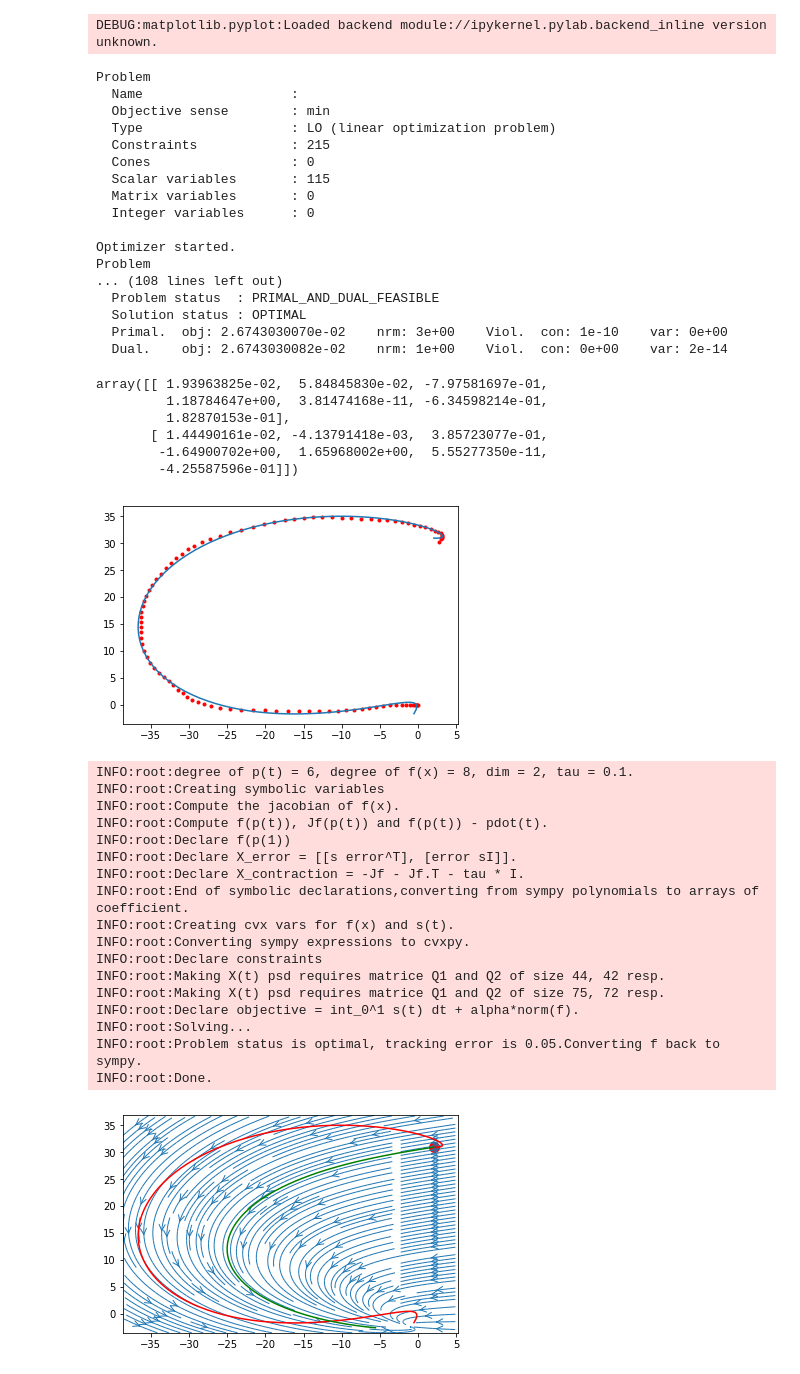
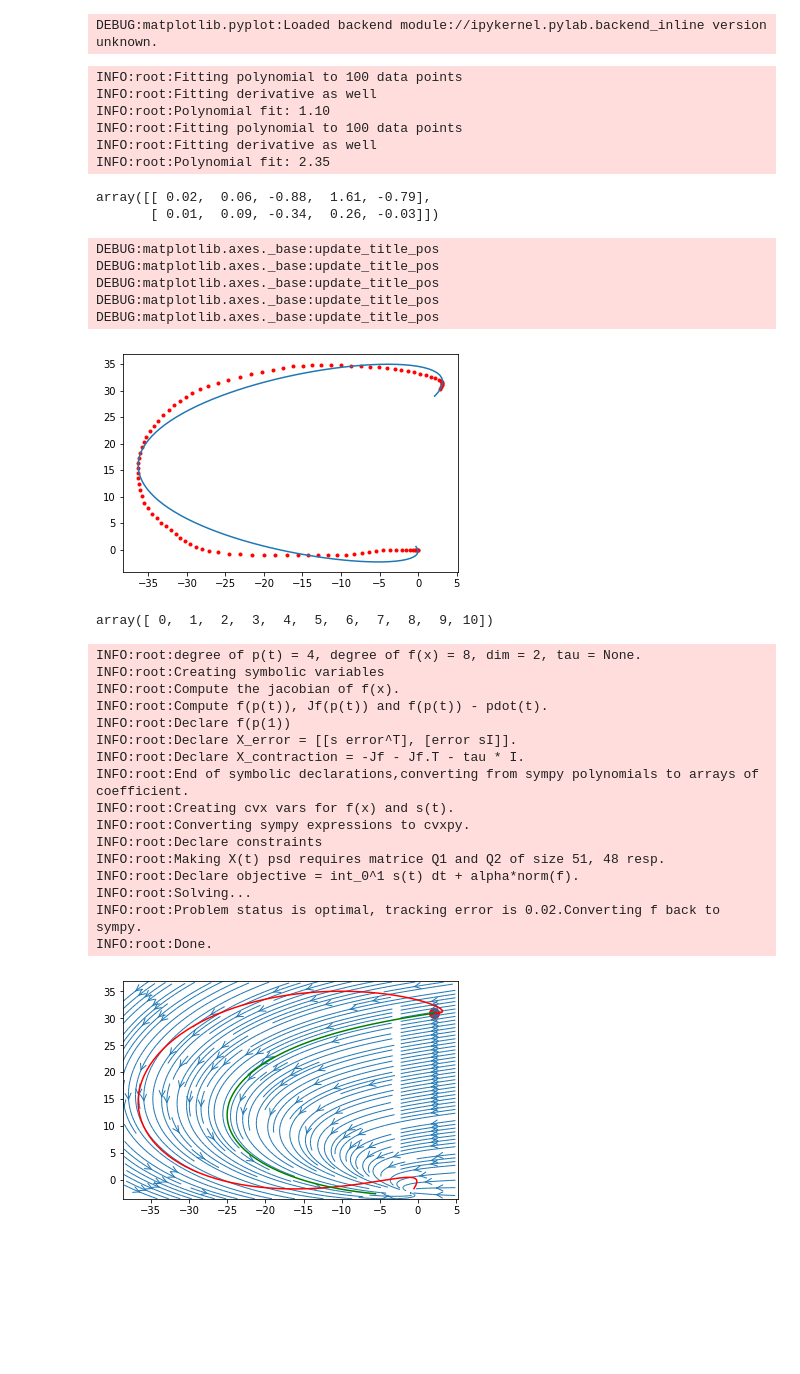
Before and after one commit to bachirelkhadir/google-research, a Jupyter notebook: time_varying_optimization/handwriting_examples.ipynb, the cells around one changed output. Cells and saved outputs as stored; diff of their text form; code cells hidden in the pictures; blank space fills up the shorter version.

```diff
--- a/time_varying_optimization/handwriting_examples.ipynb
+++ b/time_varying_optimization/handwriting_examples.ipynb
@@ -35,67 +34,69 @@ def visualize_vf(f, limits=[-.1, .1, -.1, .1]):
     plt.xlim(limits[:2])
     plt.ylim(limits[2:])
 # %%
+reload(polynomial_tools)
+
 # Load and fit data
 def load_data_from_file(data_file):
     data = sio.loadmat(data_file)
     demos = data['demos'][0]
-
     x, t, x_dot, x_acc, dt  = map(lambda u: u, demos[0][0][0])
     t = t[0]
+    time_scale = t[-1]
     t /= t[-1]
     # normalize
     #t = np.linspace(0, 1, len(t))
-    x = x
-    return t, x
+    return t, x, x_dot*time_scale
 
-t, real_path = load_data_from_file('lasa_dataset/CShape.mat')
+t, real_path, real_path_dot = load_data_from_file('lasa_dataset/CShape.mat')
 step = 10
 t = t[::step]
 real_path = real_path[:, ::step]
+real_path_dot = real_path_dot[:, ::step]
+
 
 scale = 1000.
 translation = np.mean(real_path, axis=1)
 
-deg_p = 6
+deg_p = 4
 poly_fit_fct = polynomial_tools.fit_polynomial_with_regularization
-p_scaled = np.array([poly_fit_fct(t, xi, deg=deg_p, alpha=1e-3)
-              for xi in (real_path-translation[:, None])/scale])
+scaled_path = (real_path-translation[:, None])/scale
+scaled_path_dot = real_path_dot/scale
+
+p_scaled = np.array([poly_fit_fct(t, xi, dxi, deg=deg_p, alpha=1e-8)
+              for xi, dxi in zip(scaled_path, scaled_path_dot)])
 
 p_as_func_scaled = lambda t: np.array(list(map(lambda pi: polynomial_tools.eval_poly_from_coefficients(pi, t),
                                p_scaled)))
 p_as_func = lambda t: translation[:, None] + scale * p_as_func_scaled(t)
 
 poly_path = p_as_func(t)
 
 plt.scatter(*real_path, marker='.', color='r')
 plt.plot(*poly_path)
 
-p_scaled
+p_scaled.round(2)
 # %% [output]
-Problem
-  Name                   :
-  Objective sense        : min
-  Type                   : LO (linear optimization problem)
-  Constraints            : 215
-  Cones                  : 0
-  Scalar variables       : 115
-  Matrix variables       : 0
-  Integer variables      : 0
-
-Optimizer started.
-Problem
-... (108 lines left out)
-  Problem status  : PRIMAL_AND_DUAL_FEASIBLE
-  Solution status : OPTIMAL
-  Primal.  obj: 2.6743030070e-02    nrm: 3e+00    Viol.  con: 1e-10    var: 0e+00
-  Dual.    obj: 2.6743030082e-02    nrm: 1e+00    Viol.  con: 0e+00    var: 2e-14
+INFO:root:Fitting polynomial to 100 data points
+INFO:root:Fitting derivative as well
+INFO:root:Polynomial fit: 1.10
+INFO:root:Fitting polynomial to 100 data points
+INFO:root:Fitting derivative as well
+INFO:root:Polynomial fit: 2.35
-array([[ 1.93963825e-02,  5.84845830e-02, -7.97581697e-01,
-         1.18784647e+00,  3.81474168e-11, -6.34598214e-01,
-         1.82870153e-01],
-       [ 1.44490161e-02, -4.13791418e-03,  3.85723077e-01,
-        -1.64900702e+00,  1.65968002e+00,  5.55277350e-11,
-        -4.25587596e-01]])
+array([[ 0.02,  0.06, -0.88,  1.61, -0.79],
+       [ 0.01,  0.09, -0.34,  0.26, -0.03]])
+DEBUG:matplotlib.axes._base:update_title_pos
+DEBUG:matplotlib.axes._base:update_title_pos
+DEBUG:matplotlib.axes._base:update_title_pos
+DEBUG:matplotlib.axes._base:update_title_pos
+DEBUG:matplotlib.axes._base:update_title_pos
-[figure, old version]
+[figure, new version]
+# %%
+deg = 10
+deriv_coefficients = np.array(list(range(deg+1)))
+deriv_coefficients
+# %% [output]
+array([ 0,  1,  2,  3,  4,  5,  6,  7,  8,  9, 10])
 # %%
 reload(learning_contracting_polynomials)
 reload(constraint_maker)
@@ -103,14 +104,14 @@ reload(constraint_maker)
 learning_fct = learning_contracting_polynomials.learn_polynomial_vf_with_contraction
 params = {
     "deg": 8,
-    "tau": .1,
-    "alpha": 1e-6,
+    "tau": None,
+    "alpha": 1e-8,
     "make_zero_at_end_demo": True,
     "verbose": False}
 logger.setLevel(logging.INFO)
 opt_value, opt_scaled_vf = learning_fct(p_scaled, **params)
 # %% [output]
-INFO:root:degree of p(t) = 6, degree of f(x) = 8, dim = 2, tau = 0.1.
+INFO:root:degree of p(t) = 4, degree of f(x) = 8, dim = 2, tau = None.
 INFO:root:Creating symbolic variables
 INFO:root:Compute the jacobian of f(x).
 INFO:root:Compute f(p(t)), Jf(p(t)) and f(p(t)) - pdot(t).
@@ -121,11 +122,10 @@ INFO:root:End of symbolic declarations,converting from sympy polynomials to arra
 INFO:root:Creating cvx vars for f(x) and s(t).
 INFO:root:Converting sympy expressions to cvxpy.
 INFO:root:Declare constraints
-INFO:root:Making X(t) psd requires matrice Q1 and Q2 of size 44, 42 resp.
-INFO:root:Making X(t) psd requires matrice Q1 and Q2 of size 75, 72 resp.
+INFO:root:Making X(t) psd requires matrice Q1 and Q2 of size 51, 48 resp.
 INFO:root:Declare objective = int_0^1 s(t) dt + alpha*norm(f).
 INFO:root:Solving...
-INFO:root:Problem status is optimal, tracking error is 0.05.Converting f back to sympy.
+INFO:root:Problem status is optimal, tracking error is 0.02.Converting f back to sympy.
 INFO:root:Done.
 # %%
 sym_x = sympy.symbols('x_0:%d' % real_path.shape[0])
```
Also changed, not shown: parts of 1 cell of this notebook, 3 other files.
